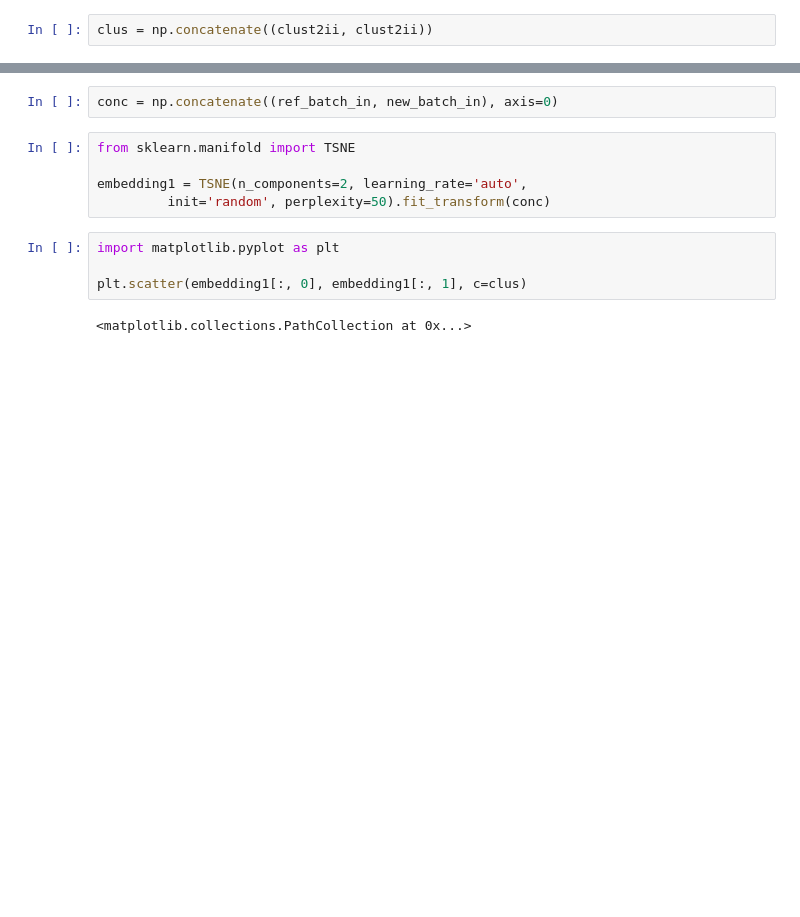
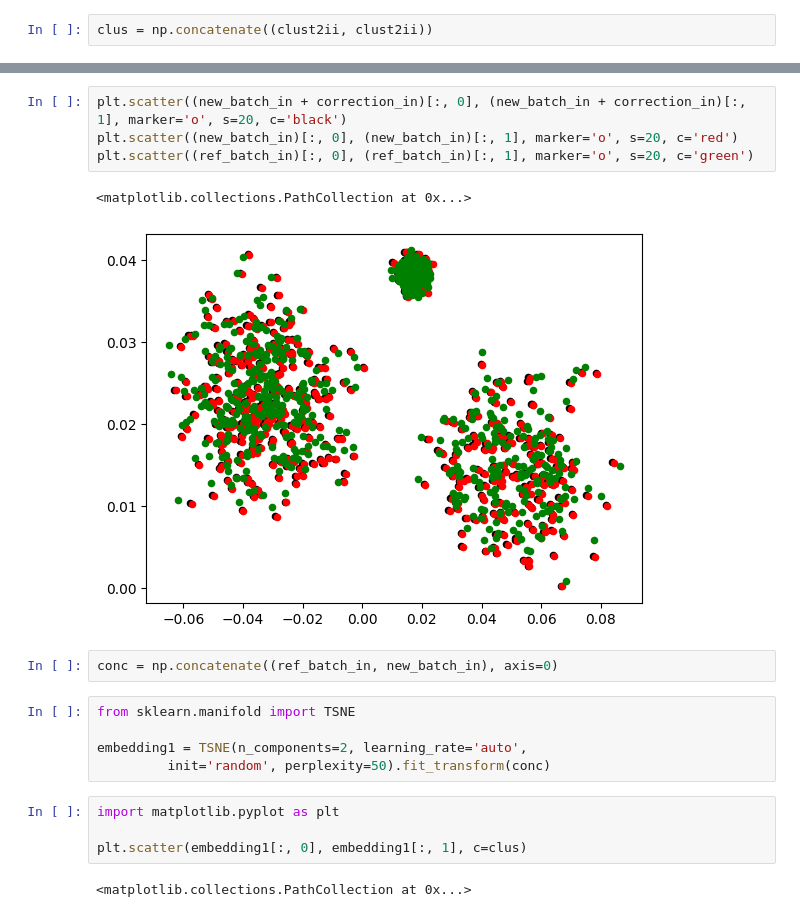
Before and after one commit to marcin119a/ca-pytroch, a Jupyter notebook: ReplicatePayper.ipynb, the cells around one changed output, grey strips where cells are left out. Cells and saved outputs as stored; diff of their text form; blank space fills up the shorter version.

```diff
--- a/ReplicatePayper.ipynb
+++ b/ReplicatePayper.ipynb
@@ -140,3 +144,10 @@ plt.scatter(embedding1[:, 0], embedding1[:, 1], c=clus)
+# %%
+plt.scatter((new_batch_in + correction_in)[:, 0], (new_batch_in + correction_in)[:, 1], marker='o', s=20, c='black')
+plt.scatter((new_batch_in)[:, 0], (new_batch_in)[:, 1], marker='o', s=20, c='red')
+plt.scatter((ref_batch_in)[:, 0], (ref_batch_in)[:, 1], marker='o', s=20, c='green')
+# %% [output]
+<matplotlib.collections.PathCollection at 0x...>
+[figure, added]
 # %%
 conc = np.concatenate((ref_batch_in, new_batch_in), axis=0)
 # %%
```
Also changed, not shown: parts of 12 cells of this notebook.
